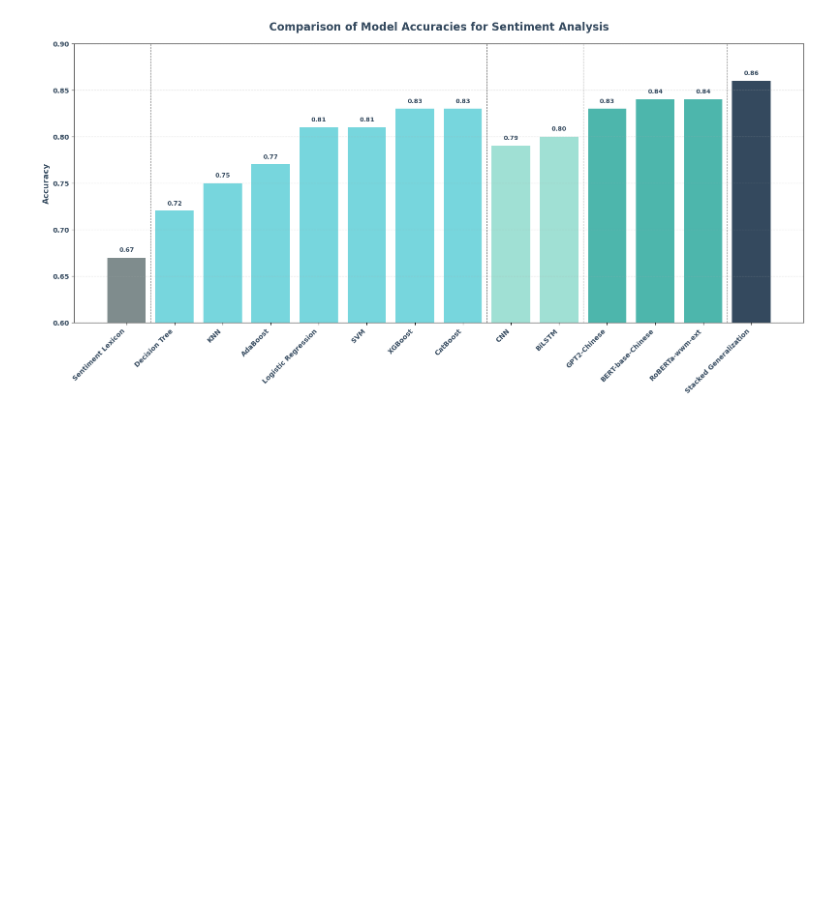
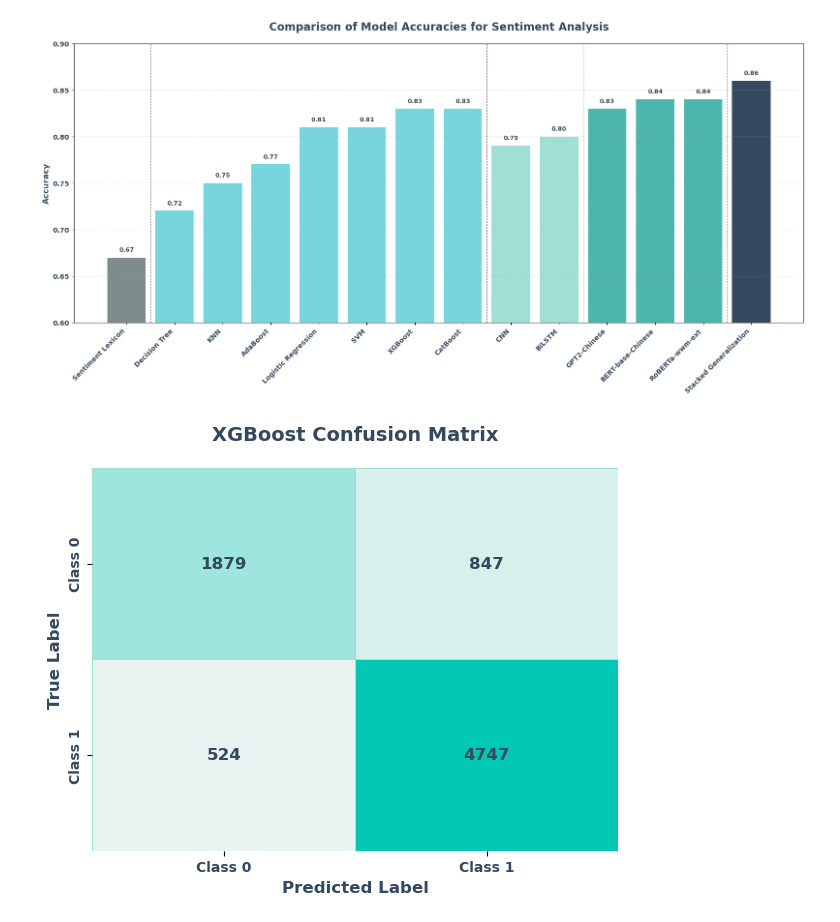
Before and after one commit to yukito0209/is6941-ml-social-media, a Jupyter notebook: taptap/visualisation/visualisation.ipynb, the cells around one changed output. Saved outputs shown, nothing was run; the diff lists cells and outputs as text; code cells hidden in the pictures; blank space fills up the shorter version.

```diff
--- a/taptap/visualisation/visualisation.ipynb
+++ b/taptap/visualisation/visualisation.ipynb
@@ -240,0 +269,29 @@ Figure saved as 'model_accuracy_comparison_high_res.png' with 800 DPI.
+# %%
+# --- Plot 1: Confusion Matrix ---
+
+# Create a sequential color map from light to bright teal
+cmap = sns.light_palette(color_bright_teal, as_cmap=True)
+
+plt.figure(figsize=(6, 5)) # Adjust figure size as needed
+sns.heatmap(cm_data,
+            annot=True,          # Show numbers in cells
+            fmt='d',             # Format numbers as integers
+            cmap=cmap,           # Use the custom colormap
+            linewidths=.5,       # Add lines between cells
+            linecolor=color_light_teal, # Color for lines
+            cbar=False,          # Hide the color bar (optional)
+            annot_kws={"size": 12, "weight": "bold", "color": color_dark_text} # Style annotations
+            )
+
+plt.title('XGBoost Confusion Matrix', fontsize=14, fontweight='bold', color=color_dark_text, pad=20)
+plt.xlabel('Predicted Label', fontsize=12, fontweight='bold', color=color_dark_text)
+plt.ylabel('True Label', fontsize=12, fontweight='bold', color=color_dark_text)
+plt.xticks(ticks=np.arange(len(cm_labels)) + 0.5, labels=cm_labels, rotation=0, fontsize=10, fontweight='bold', color=color_dark_text)
+plt.yticks(ticks=np.arange(len(cm_labels)) + 0.5, labels=cm_labels, rotation=90, va="center", fontsize=10, fontweight='bold', color=color_dark_text)
+
+plt.tight_layout()
+# Optional: Save the figure
+plt.savefig("xgboost_confusion_matrix.png", dpi=600, bbox_inches='tight')
+plt.show()
+# %% [output]
+[figure, added]
```
Also changed, not shown: parts of 12 cells of this notebook, 9 other files.
